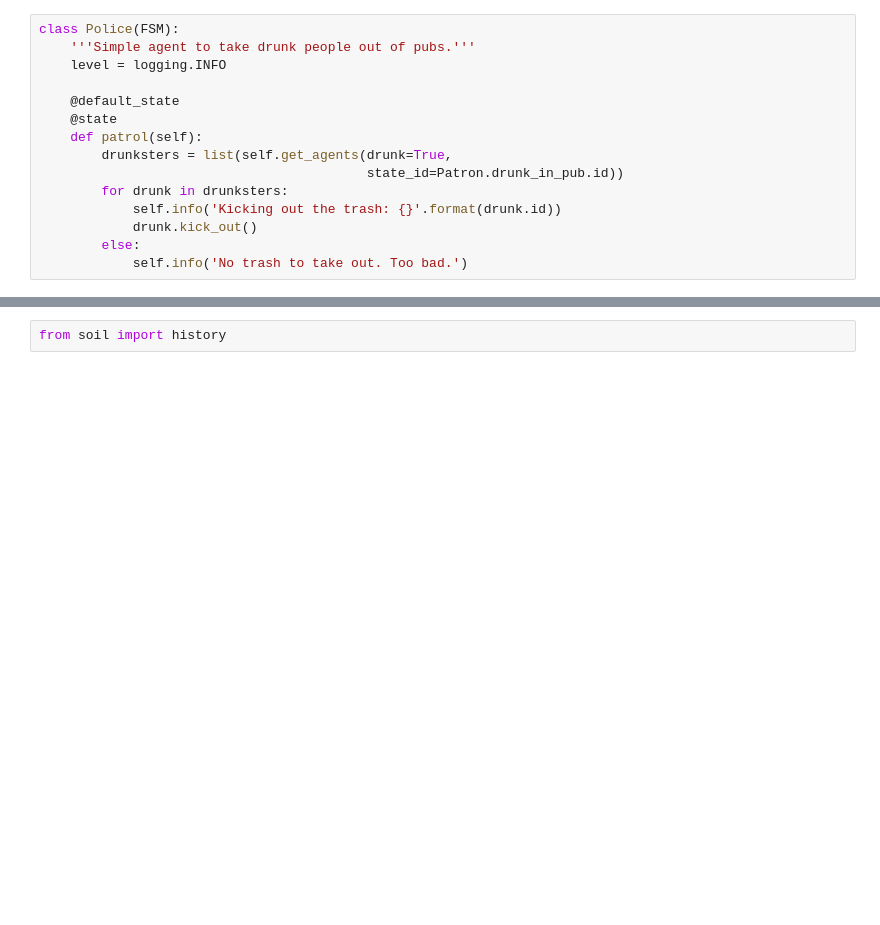
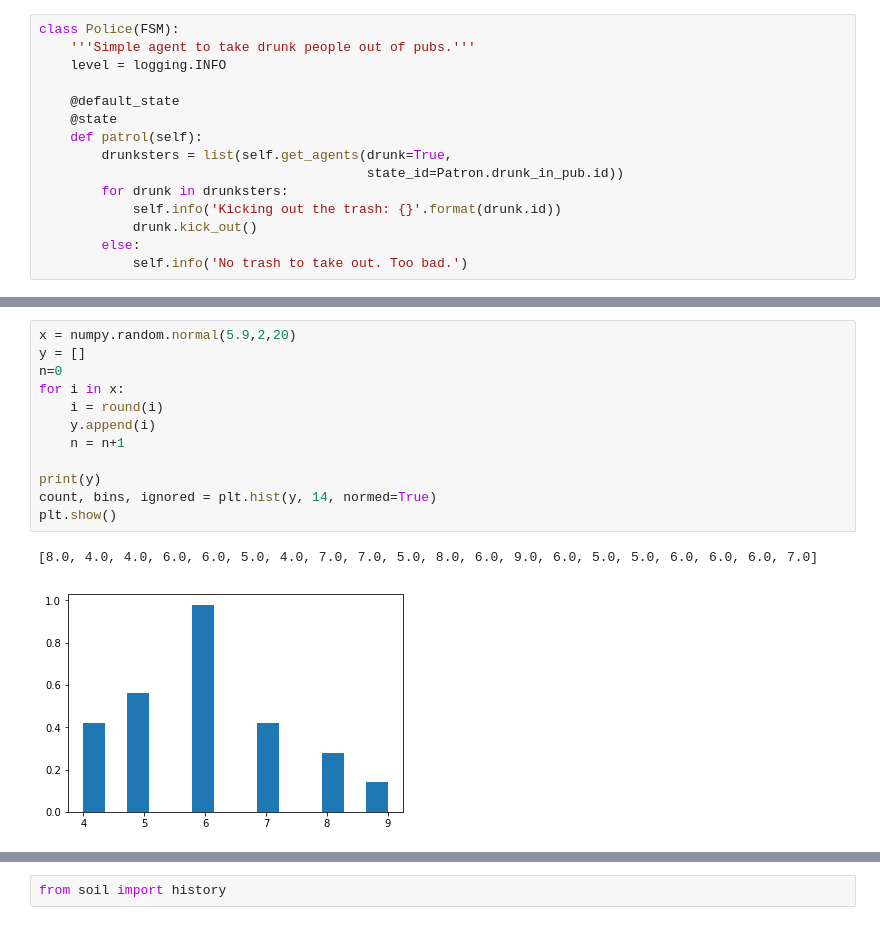
Before and after one commit to amujica/Pubcrawl, a Jupyter notebook: pubcrawl.ipynb, the cells around one changed output, grey strips where cells are left out. Drawn from its saved outputs; the diff is of its cells as text; blank space fills up the shorter version.

```diff
--- a/pubcrawl.ipynb
+++ b/pubcrawl.ipynb
@@ -583,0 +510,15 @@ analisis.values
+# %%
+x = numpy.random.normal(5.9,2,20)
+y = []
+n=0
+for i in x:
+    i = round(i)
+    y.append(i)
+    n = n+1
+
+print(y)
+count, bins, ignored = plt.hist(y, 14, normed=True)
+plt.show()
+# %% [output]
+[8.0, 4.0, 4.0, 6.0, 6.0, 5.0, 4.0, 7.0, 7.0, 5.0, 8.0, 6.0, 9.0, 6.0, 5.0, 5.0, 6.0, 6.0, 6.0, 7.0]
+[figure, added]
```
Also changed, not shown: parts of 16 cells of this notebook, 2 other files.
